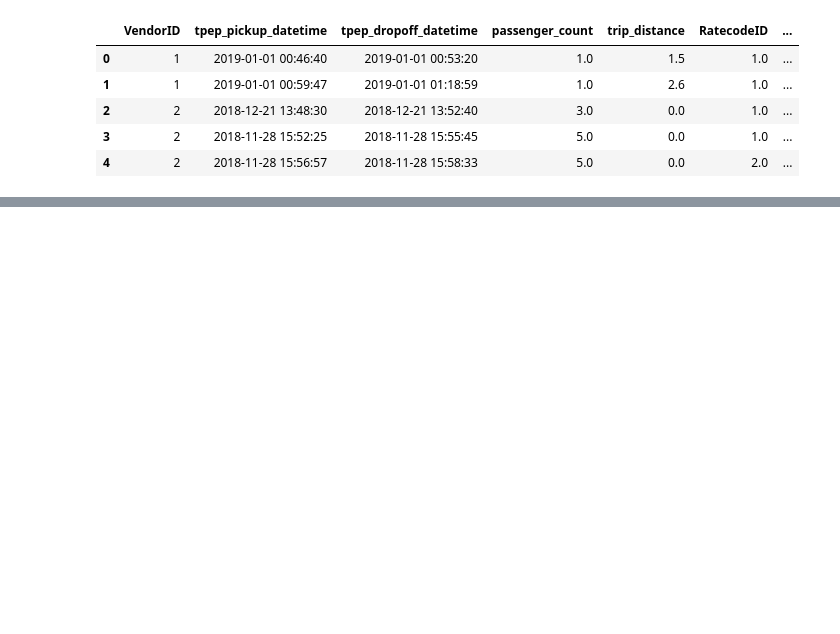
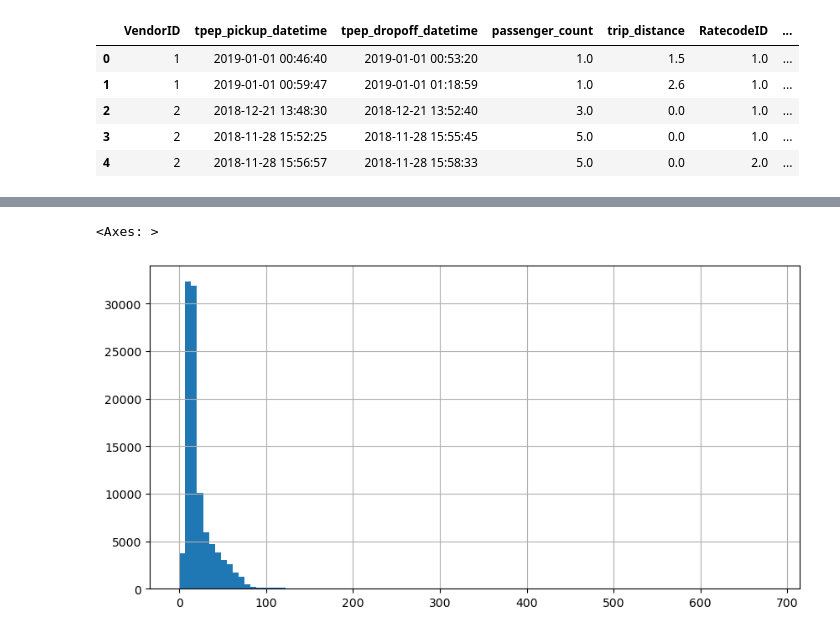
Before and after one commit to ebraheem002/nyc-taxi, a Jupyter notebook: presentable nootebook.ipynb, the cells around one changed output, grey strips where cells are left out. Cells and saved outputs as stored; diff of their text form; code cells hidden in the pictures; blank space fills up the shorter version.

Commit message:
data prepared and clened

```diff
--- a/presentable nootebook.ipynb
+++ b/presentable nootebook.ipynb
@@ -17,0 +137,3 @@ taxi_db.shape
+# %%
+taxi_db_prepared = taxi_db_prepared[taxi_db_prepared['transiction_year'] == 2019]
+taxi_db_prepared = taxi_db_prepared[taxi_db_prepared['transiction_month'] == 1]
@@ -17,0 +149,8 @@ taxi_db.shape
+# %%
+categioral_columns = ['PULocationID', 'transiction_date','transiction_month','transiction_day','transiction_hour']
+numerical_columns = ['trip_distance','total_amount']
+all_needed_columns = categioral_columns + numerical_columns
+# %%
+main_taxi_db = taxi_db_prepared[all_needed_columns]
+print(main_taxi_db.shape)
+main_taxi_db.head()
@@ -17,0 +165,5 @@ taxi_db.shape
+# %%
+taxi_grouped_by_region = main_taxi_db.groupby(categioral_columns).mean().reset_index()
+taxi_grouped_by_region['transiction_count'] = main_taxi_db.groupby(categioral_columns).count().reset_index()['total_amount']
+print(taxi_grouped_by_region.shape)
+taxi_grouped_by_region.head()
@@ -17,0 +178,5 @@ taxi_db.shape
+# %%
+taxi_grouped_by_region['total_amount'].hist(bins=100, figsize=(10,5))
+# %% [output]
+<Axes: >
+[figure, added]
```
Also changed, not shown: parts of 34 cells of this notebook, 3 other files.
